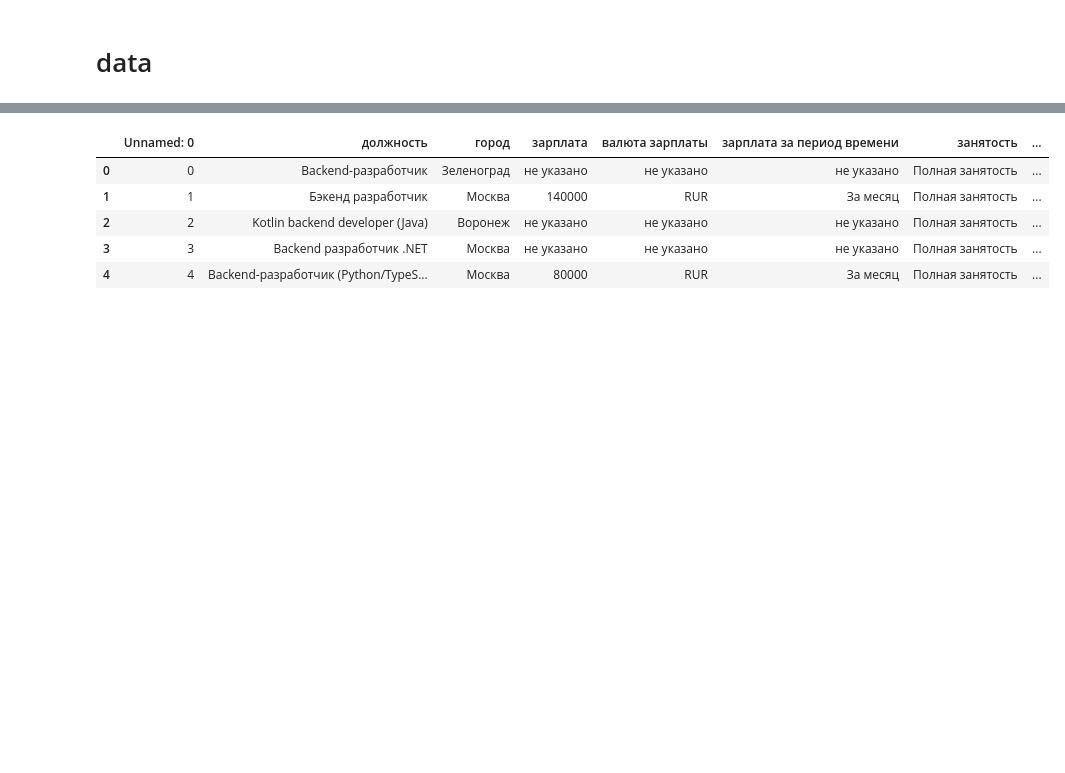
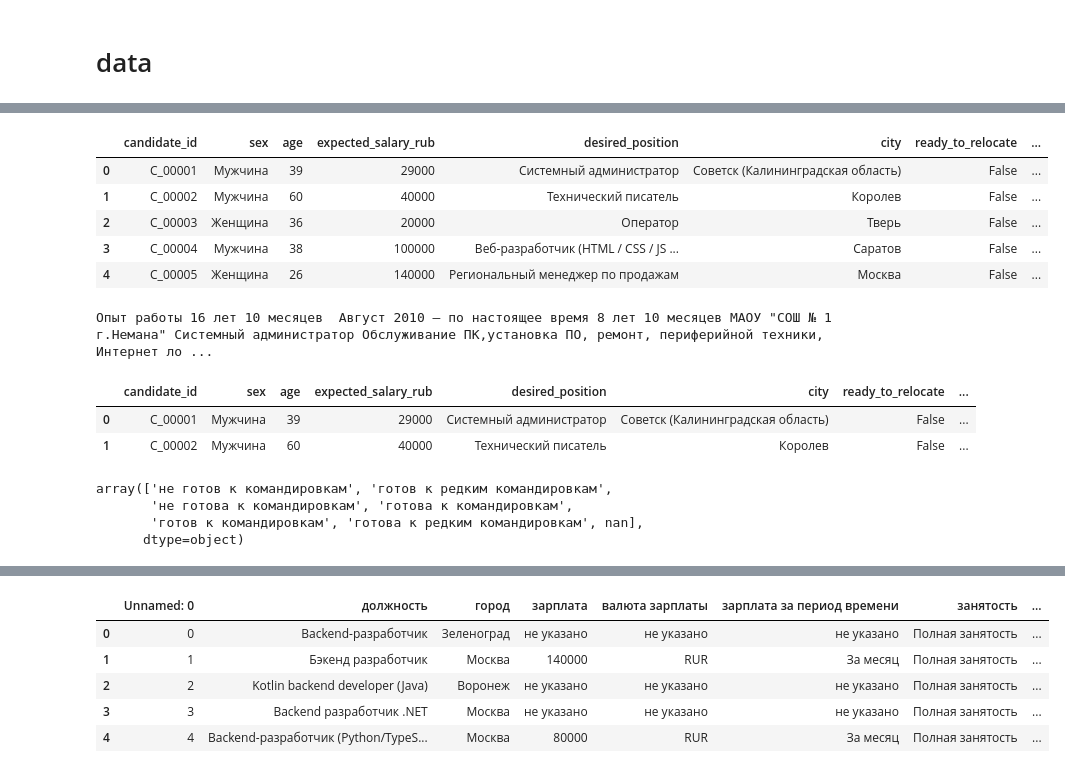
Before and after one commit to LISA-ITMO/SQL-HR, a Jupyter notebook: validation_dataset/analysis.ipynb, the cells around one changed output, grey strips where cells are left out. Cells and saved outputs as stored; diff of their text form; code cells hidden in the pictures; blank space fills up the shorter version.

```diff
--- a/validation_dataset/analysis.ipynb
+++ b/validation_dataset/analysis.ipynb
@@ -2,0 +57,26 @@
+# %%
+candidates.head()
+# %% [output]
+|  | candidate_id | sex | age | expected_salary_rub | desired_position | city | ready_to_relocate | ... |
+| 0 | C_00001 | Мужчина | 39 | 29000 | Системный администратор | Советск (Калининградская область) | False | ... |
+| 1 | C_00002 | Мужчина | 60 | 40000 | Технический писатель | Королев | False | ... |
+| 2 | C_00003 | Женщина | 36 | 20000 | Оператор | Тверь | False | ... |
+| 3 | C_00004 | Мужчина | 38 | 100000 | Веб-разработчик (HTML / CSS / JS ... | Саратов | False | ... |
+| 4 | C_00005 | Женщина | 26 | 140000 | Региональный менеджер по продажам | Москва | False | ... |
+# %%
+print(candidates_small['work_experience'].iloc[0])
+# %% [output]
+Опыт работы 16 лет 10 месяцев  Август 2010 — по настоящее время 8 лет 10 месяцев МАОУ "СОШ № 1 г.Немана" Системный администратор Обслуживание ПК,установка ПО, ремонт, периферийной техники, Интернет ло ...
+# %%
+candidates_small.head(2)
+# %% [output]
+|  | candidate_id | sex | age | expected_salary_rub | desired_position | city | ready_to_relocate | ... |
+| 0 | C_00001 | Мужчина | 39 | 29000 | Системный администратор | Советск (Калининградская область) | False | ... |
+| 1 | C_00002 | Мужчина | 60 | 40000 | Технический писатель | Королев | False | ... |
+# %%
+candidates_full['Командировки'].unique()
+# %% [output]
+array(['не готов к командировкам', 'готов к редким командировкам',
+       'не готова к командировкам', 'готова к командировкам',
+       'готов к командировкам', 'готова к редким командировкам', nan],
+      dtype=object)
```
Also changed, not shown: parts of 7 cells of this notebook, 14 other files.
